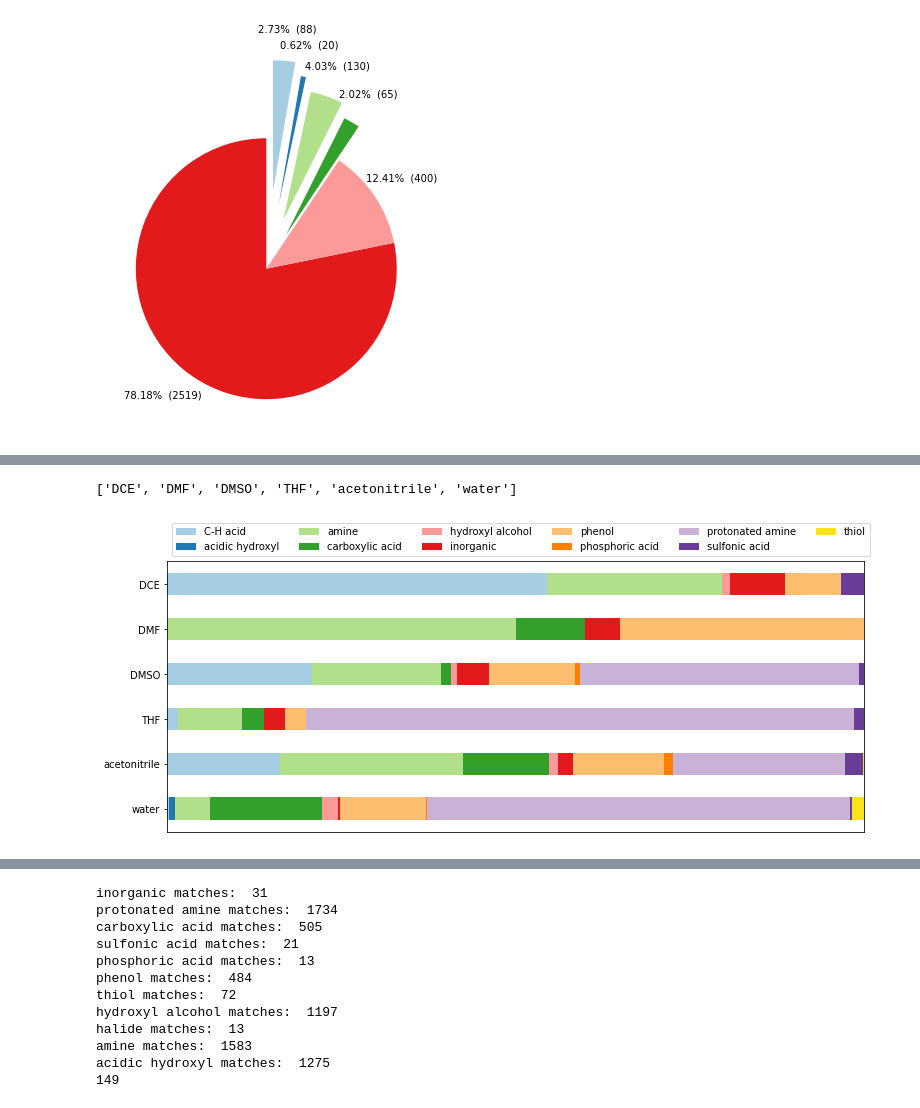
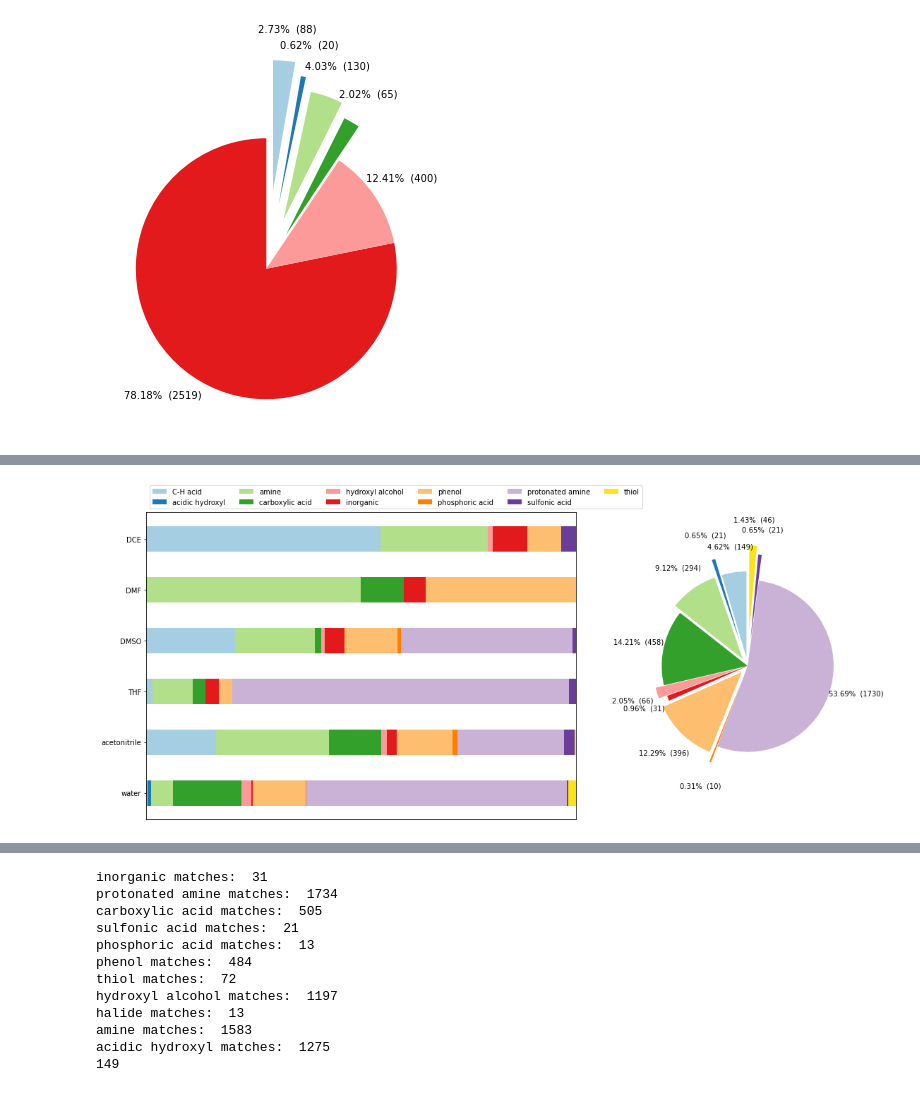
Before and after one commit to saratanov/git_honours, a Jupyter notebook: THESIS/database_analysis.ipynb, the cells around one changed output, grey strips where cells are left out. Saved outputs shown, nothing was run; the diff lists cells and outputs as text; code cells hidden in the pictures.

```diff
--- a/THESIS/database_analysis.ipynb
+++ b/THESIS/database_analysis.ipynb
@@ -35,15 +37,5 @@ sol_solv_pairs = [(solute[x],solvent[x]) for x in range(size)]
 print(solv_set)
 solvent_name_key = {"CS(=O)C":"DMSO","CC#N":"acetonitrile","C(CCl)Cl":"DCE","CN(C)C=O":"DMF","C1CCOC1":"THF","O":"water"}
 solvent_names = [solvent_name_key[solv] for solv in solvent]
-data['Solvent name'] = solvent_names
-data.to_csv('acidtypes.csv')
 # %% [output]
 ['CS(=O)C', 'CC#N', 'C(CCl)Cl', 'CN(C)C=O', 'C1CCOC1', 'O']
-# %%
-i=0
-for sol in solute:
-    mol = Chem.MolFromSmiles(sol)
-    [a.SetAtomMapNum(0) for a in mol.GetAtoms()]
-    solute[i] = Chem.MolToSmiles(mol)
-    print(Chem.MolToSmiles(mol))
-    i+=1
@@ -280,7 +254,7 @@ number of solutes: 59
 [figure]
 ... (19 outputs left out)
 # %%
-#double solvent w water
+#double solvent correlation w water
 import itertools
 import scipy.stats
 pairs = [('O',solv) for solv in solv_set if solv not in 'O']
@@ -309,7 +283,7 @@ for (solv1, solv2) in pairs:
     y = np.array(solv2_list)
 
     plt.plot(x, y, 'o', color=colours[i], label=solvent_name_key[solv2], markersize=2)
-    plt.plot(np.unique(x), np.poly1d(np.polyfit(x, y, 1))(np.unique(x)), color=colours[i])
+    plt.plot(np.unique(x), np.poly1d(np.polyfit(x, y, 1))(np.unique(x)), '--', color=colours[i])
     i+=1
 
     slope, intercept, r_value, p_value, std_err = scipy.stats.linregress(x, y)
@@ -505,40 +417,50 @@ acid_table = pd.pivot_table(pd.read_csv('acid_types.csv'), values="Acid type.1",
-# %%
-acid_table = acid_table.fillna(0)
-acid_table.to_csv('acid_table.csv')
-acid_table.index.to_list()
-# %% [output]
-['DCE', 'DMF', 'DMSO', 'THF', 'acetonitrile', 'water']
 # %%
 colours = ['#a6cee3','#1f78b4','#b2df8a','#33a02c','#fb9a99','#e31a1c',
            '#fdbf6f','#ff7f00','#cab2d6','#6a3d9a','#FAE318','#b15928']
+
+d = data.groupby(["Solvent name", "Acid type"])["Acid type"].count()
+d = d.to_frame()
+d.to_csv('acid_types.csv')
+acid_table = pd.pivot_table(pd.read_csv('acid_types.csv'), values="Acid type.1", index="Solvent name", columns="Acid type")
+acid_table = acid_table.fillna(0)
 
 classes = acid_table.columns.to_list()
 solvs = acid_table.index.to_list()
 acid_data = acid_table.to_numpy()
 data_cum = acid_data.cumsum(axis=1)
 
 row_max = data_cum[:,-1]
 data_cum = data_cum * 100 / row_max[:, np.newaxis]
 acid_data = acid_data * 100 / row_max[:, np.newaxis]
 category_colors = colours[:11]
 
-fig, ax = plt.subplots(figsize=(12.5, 5))
-ax.invert_yaxis()
-ax.xaxis.set_visible(False)
-ax.set_xlim(0, 100)
+fig, (ax1,ax2) = plt.subplots(1,2,figsize=(16,9), gridspec_kw={'width_ratios': [2, 1]})
+ax1.invert_yaxis()
+ax1.xaxis.set_visible(False)
+ax1.set_xlim(0, 100)
 
 for i, (colname, color) in enumerate(zip(classes, category_colors)):
     widths = acid_data[:, i]
     starts = data_cum[:, i] - widths
-    rects = ax.barh(solvs, widths, left=starts, height=0.5,
+    rects = ax1.barh(solvs, widths, left=starts, height=0.5,
                     label=colname, color=color)
 
     text_color = 'white'
  #   ax.bar_label(rects, label_type='center', color=text_color)
-ax.legend(ncol=6, bbox_to_anchor=(0, 1),
+ax1.legend(ncol=6, bbox_to_anchor=(0, 1),
           loc='lower left', fontsize='medium')
 
-plt.savefig('solv_acids.png')
-plt.show()
+explode = (0.1,0.3,0.1,0,0.1,0,0.1,0.2,0,0.3,0.4)
+def make_autopct(values):
+    def my_autopct(pct):
+        total = sum(values)
+        val = int(round(pct*total/100.0))
+        return '{p:.2f}%  ({v:d})'.format(p=pct,v=val)
+    return my_autopct
+ax2.pie(counts, colors = colours, autopct=make_autopct(counts), startangle=90, pctdistance=1.3, explode=explode)
+fig.set_size_inches(18,8)
+
+fig.savefig('solv_acids.png')
+#plt.show()
 # %% [output]
-[figure, old version]
+[figure, new version]
```
Also changed, not shown: parts of 19 cells of this notebook, 2 other files.
